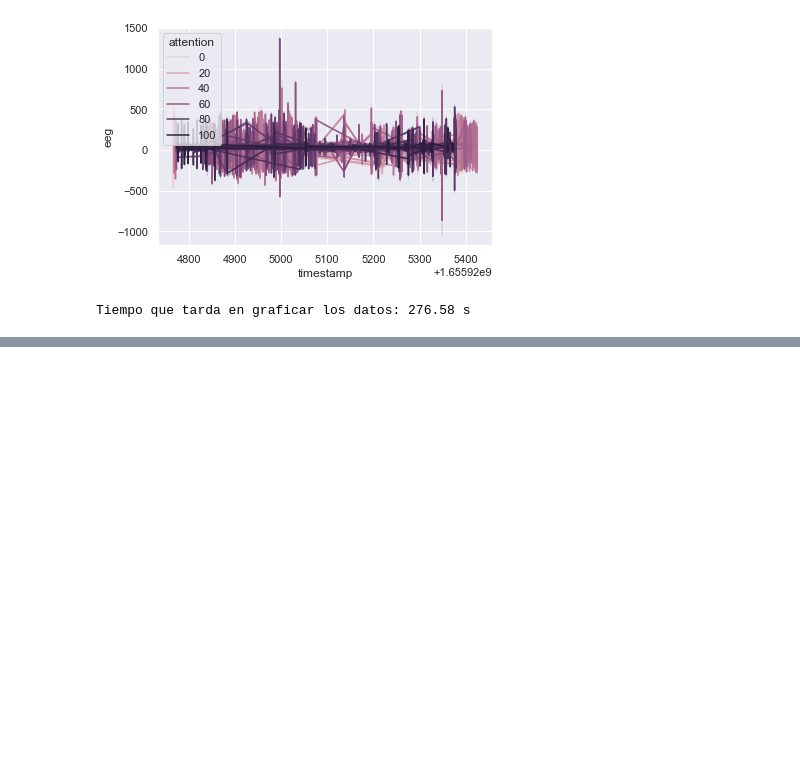
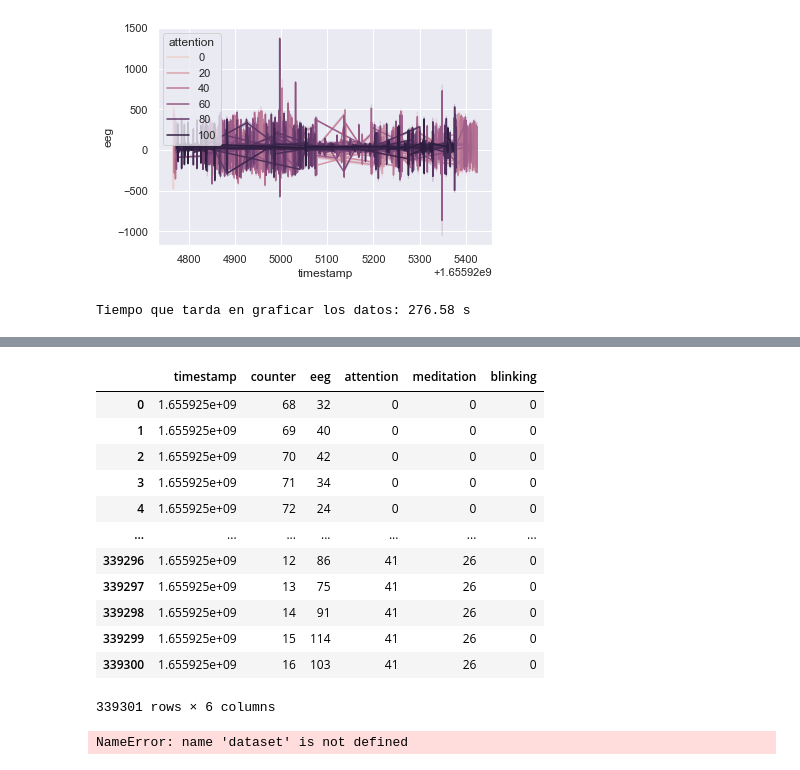
Before and after one commit to kryari/python-scientific, a Jupyter notebook: TP/TP.ipynb, the cells around one changed output, grey strips where cells are left out. Drawn from its saved outputs; the diff is of its cells as text; code cells hidden in the pictures; blank space fills up the shorter version.

```diff
--- a/TP/TP.ipynb
+++ b/TP/TP.ipynb
@@ -85,0 +111,2 @@ Tiempo que tarda en graficar los datos: 276.58 s
+# %%
+signals_array = np.asarray(signals)
@@ -85,0 +116,24 @@ Tiempo que tarda en graficar los datos: 276.58 s
+# %%
+signals_array
+# %% [output]
+|  | timestamp | counter | eeg | attention | meditation | blinking |
+| 0 | 1.655925e+09 | 68 | 32 | 0 | 0 | 0 |
+| 1 | 1.655925e+09 | 69 | 40 | 0 | 0 | 0 |
+| 2 | 1.655925e+09 | 70 | 42 | 0 | 0 | 0 |
+| 3 | 1.655925e+09 | 71 | 34 | 0 | 0 | 0 |
+| 4 | 1.655925e+09 | 72 | 24 | 0 | 0 | 0 |
+| ... | ... | ... | ... | ... | ... | ... |
+| 339296 | 1.655925e+09 | 12 | 86 | 41 | 26 | 0 |
+| 339297 | 1.655925e+09 | 13 | 75 | 41 | 26 | 0 |
+| 339298 | 1.655925e+09 | 14 | 91 | 41 | 26 | 0 |
+| 339299 | 1.655925e+09 | 15 | 114 | 41 | 26 | 0 |
+| 339300 | 1.655925e+09 | 16 | 103 | 41 | 26 | 0 |
+339301 rows × 6 columns
+# %%
+# split into train and test sets
+train_size = int(len(dataset) * 0.67)
+test_size = len(dataset) - train_size
+train, test = dataset[0:train_size,:], dataset[train_size:len(dataset),:]
+print(len(train), len(test))
+# %% [output]
+NameError: name 'dataset' is not defined
```
Also changed, not shown: parts of 8 cells of this notebook.
